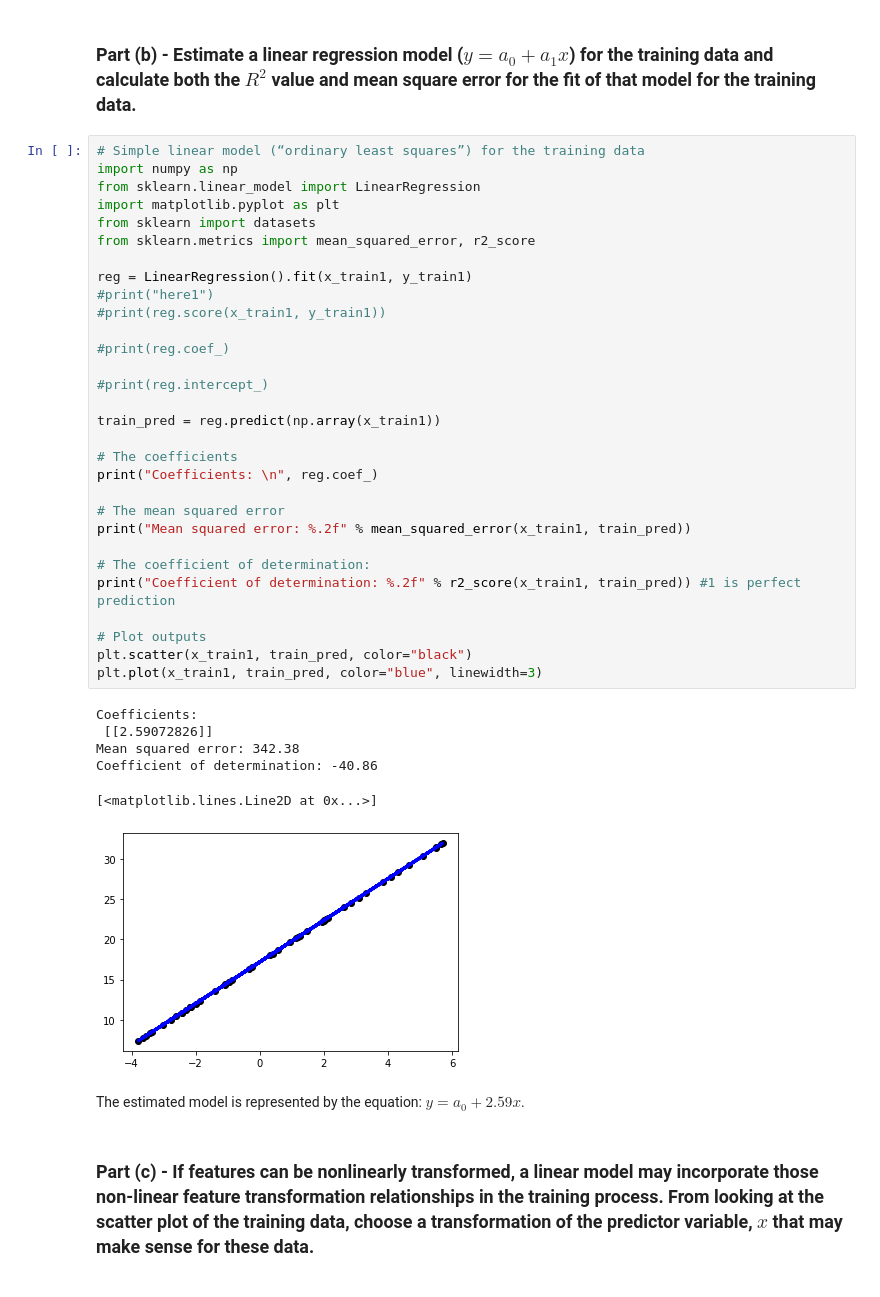
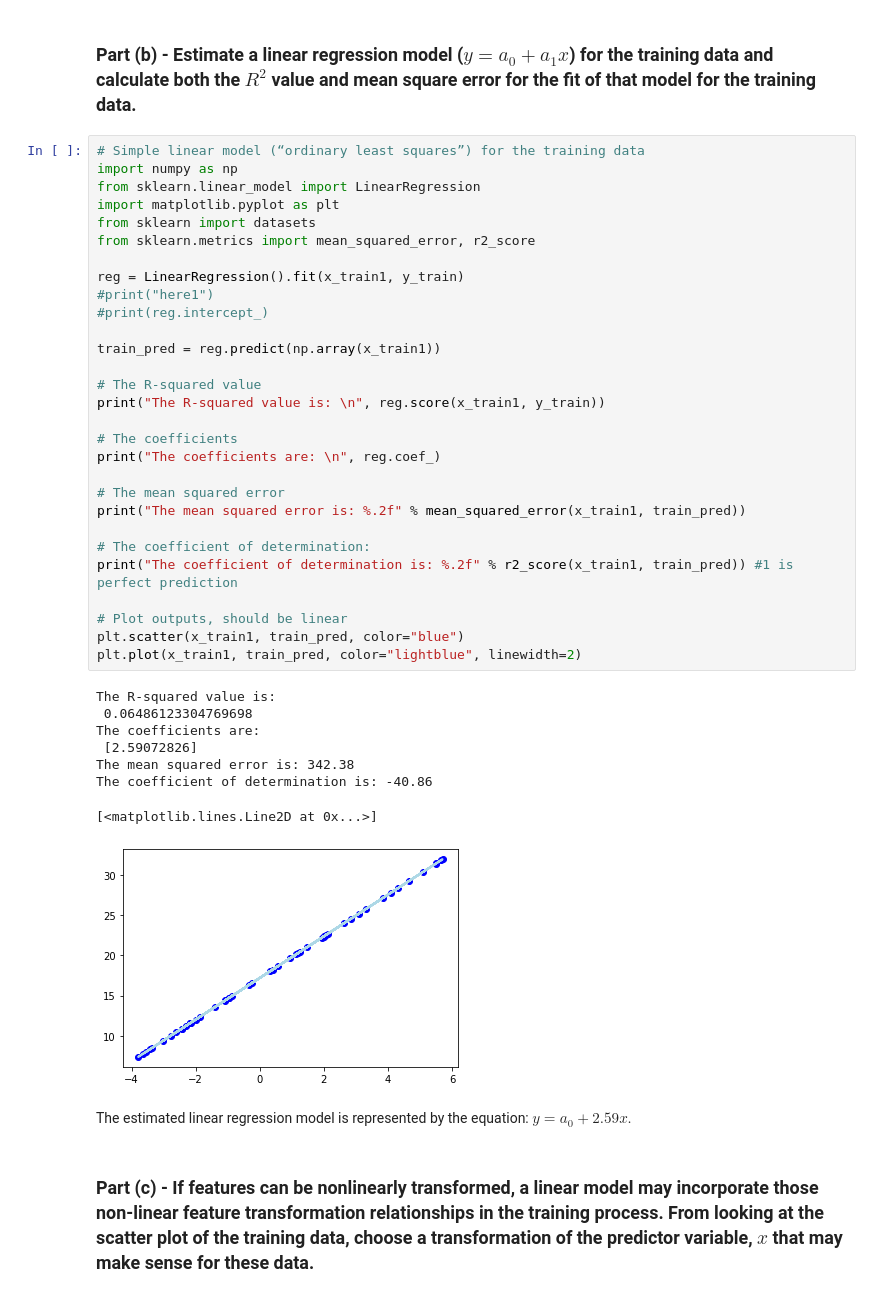
Before and after one commit to FR-Schwartz/ids705, a Jupyter notebook: assignments/Assignment_2_Fides Schwartz.ipynb, the cells around one changed output. Cells and saved outputs as stored; diff of their text form.

```diff
--- a/assignments/Assignment_2_Fides Schwartz.ipynb
+++ b/assignments/Assignment_2_Fides Schwartz.ipynb
@@ -1062,42 +1073,43 @@ plt.show()
 # %%
 # Simple linear model (“ordinary least squares”) for the training data
 import numpy as np
 from sklearn.linear_model import LinearRegression
 import matplotlib.pyplot as plt
 from sklearn import datasets
 from sklearn.metrics import mean_squared_error, r2_score
 
-reg = LinearRegression().fit(x_train1, y_train1)
+reg = LinearRegression().fit(x_train1, y_train)
 #print("here1")
-#print(reg.score(x_train1, y_train1))
-
-#print(reg.coef_)
-
 #print(reg.intercept_)
 
 train_pred = reg.predict(np.array(x_train1))
 
+# The R-squared value
+print("The R-squared value is: \n", reg.score(x_train1, y_train))
+
 # The coefficients
-print("Coefficients: \n", reg.coef_)
+print("The coefficients are: \n", reg.coef_)
 
 # The mean squared error
-print("Mean squared error: %.2f" % mean_squared_error(x_train1, train_pred))
+print("The mean squared error is: %.2f" % mean_squared_error(x_train1, train_pred))
 
 # The coefficient of determination:
-print("Coefficient of determination: %.2f" % r2_score(x_train1, train_pred)) #1 is perfect prediction
+print("The coefficient of determination is: %.2f" % r2_score(x_train1, train_pred)) #1 is perfect prediction
 
-# Plot outputs
-plt.scatter(x_train1, train_pred, color="black")
-plt.plot(x_train1, train_pred, color="blue", linewidth=3)
+# Plot outputs, should be linear
+plt.scatter(x_train1, train_pred, color="blue")
+plt.plot(x_train1, train_pred, color="lightblue", linewidth=2)
 # %% [output]
-Coefficients:
- [[2.59072826]]
-Mean squared error: 342.38
-Coefficient of determination: -40.86
+The R-squared value is:
+ 0.06486123304769698
+The coefficients are:
+ [2.59072826]
+The mean squared error is: 342.38
+The coefficient of determination is: -40.86
 [<matplotlib.lines.Line2D at 0x...>]
-[figure, old version]
+[figure, new version]
 # %% [markdown]
-The estimated model is represented by the equation: $y = a_0 + 2.59 x$.
+The estimated linear regression model is represented by the equation: $y = a_0 + 2.59 x$.
 # %% [markdown]
 ### Part (c) - If features can be nonlinearly transformed, a linear model may incorporate those non-linear feature transformation relationships in the training process. From looking at the scatter plot of the training data, choose a transformation of the predictor variable, $x$ that may make sense for these data.
 # %% [markdown]
```
Also changed, not shown: parts of 28 cells of this notebook.
